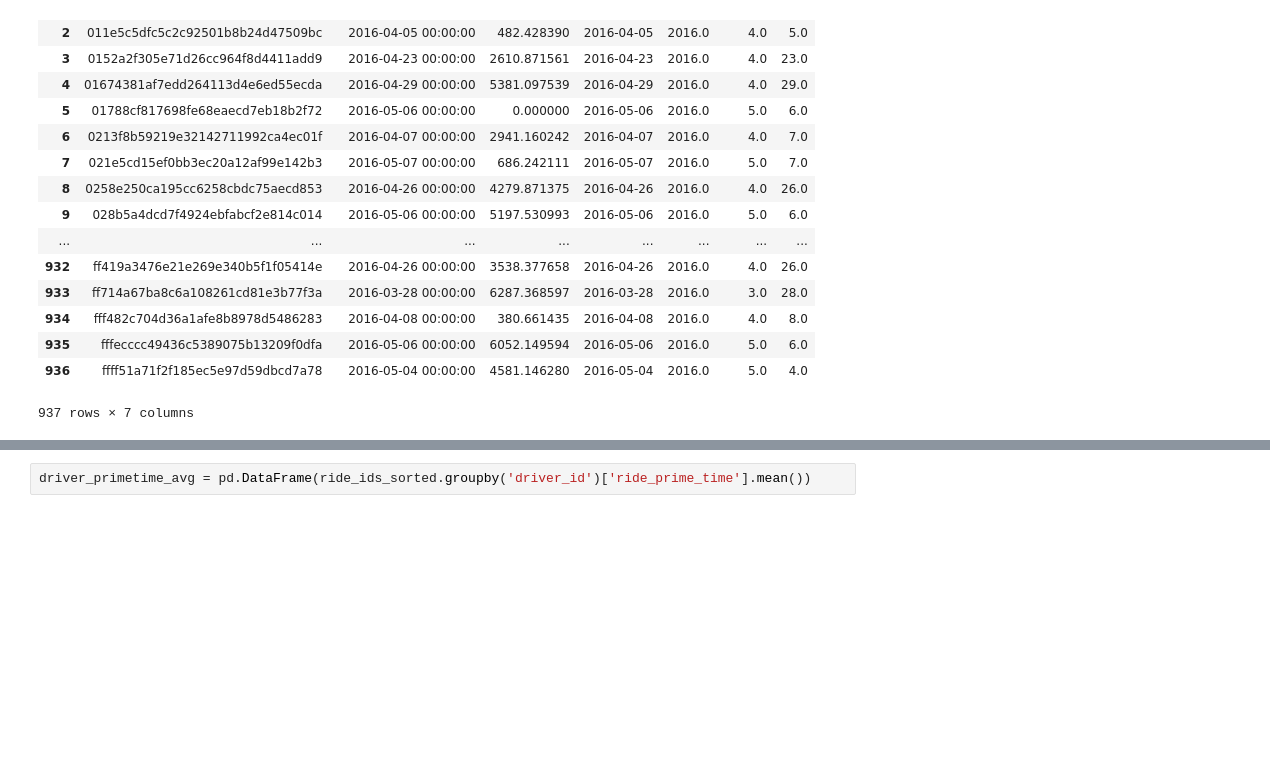
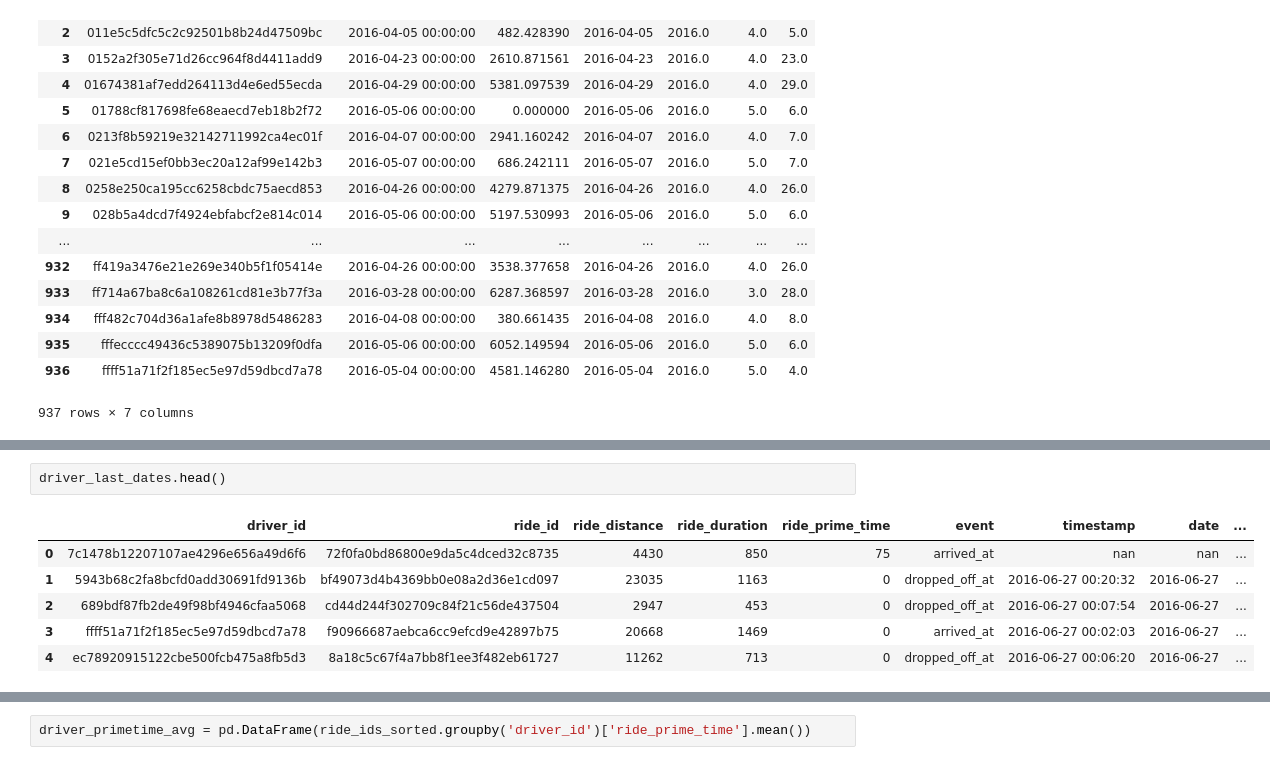
Before and after one commit to nicholasprayogo/lyft_data_challenge, a Jupyter notebook: data-challenge.ipynb, the cells around one changed output, grey strips where cells are left out. Cells and saved outputs as stored; diff of their text form; blank space fills up the shorter version.

```diff
--- a/data-challenge.ipynb
+++ b/data-challenge.ipynb
@@ -337,0 +344,9 @@ driver_last_dates.sort_values(by='driver_id')
+# %%
+driver_last_dates.head()
+# %% [output]
+|  | driver_id | ride_id | ride_distance | ride_duration | ride_prime_time | event | timestamp | date | ... |
+| 0 | 7c1478b12207107ae4296e656a49d6f6 | 72f0fa0bd86800e9da5c4dced32c8735 | 4430 | 850 | 75 | arrived_at | nan | nan | ... |
+| 1 | 5943b68c2fa8bcfd0add30691fd9136b | bf49073d4b4369bb0e08a2d36e1cd097 | 23035 | 1163 | 0 | dropped_off_at | 2016-06-27 00:20:32 | 2016-06-27 | ... |
+| 2 | 689bdf87fb2de49f98bf4946cfaa5068 | cd44d244f302709c84f21c56de437504 | 2947 | 453 | 0 | dropped_off_at | 2016-06-27 00:07:54 | 2016-06-27 | ... |
+| 3 | ffff51a71f2f185ec5e97d59dbcd7a78 | f90966687aebca6cc9efcd9e42897b75 | 20668 | 1469 | 0 | arrived_at | 2016-06-27 00:02:03 | 2016-06-27 | ... |
+| 4 | ec78920915122cbe500fcb475a8fb5d3 | 8a18c5c67f4a7bb8f1ee3f482eb61727 | 11262 | 713 | 0 | dropped_off_at | 2016-06-27 00:06:20 | 2016-06-27 | ... |
```
Also changed, not shown: parts of 12 cells of this notebook.
